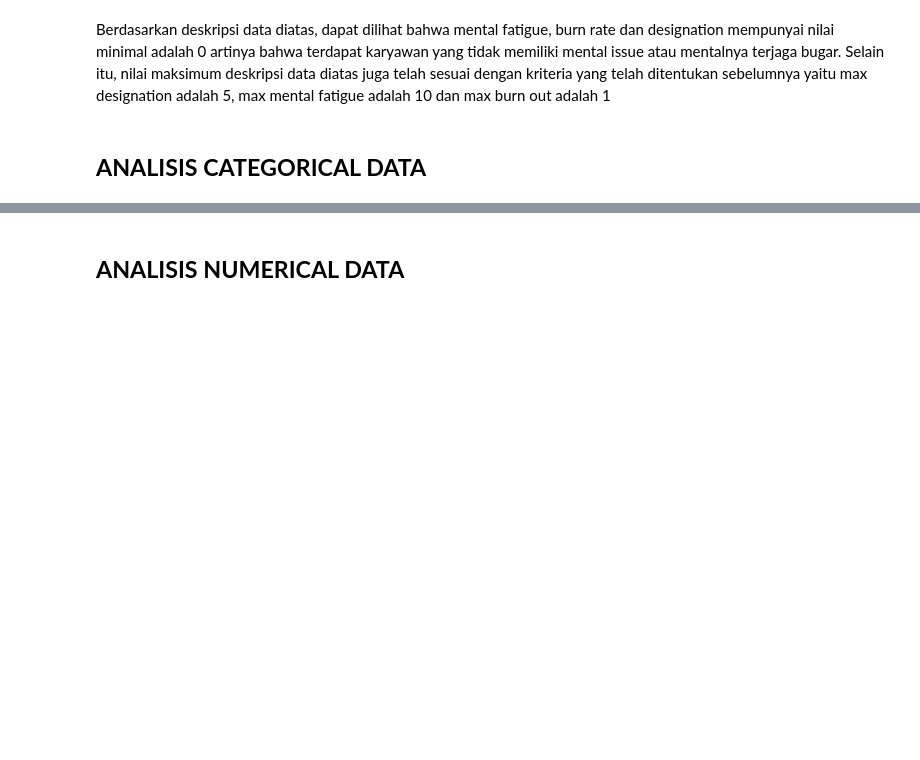
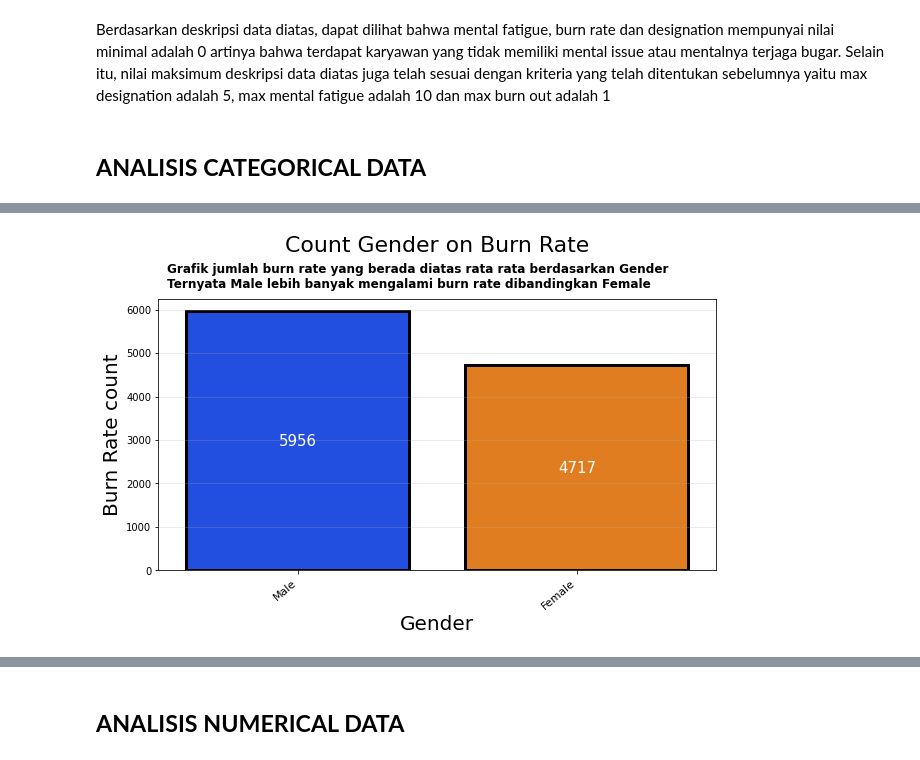
Before and after one commit to fianadew/Explanatory-Data-Analysis, a Jupyter notebook: Mental_Health.ipynb, the cells around one changed output, grey strips where cells are left out. Drawn from its saved outputs; the diff is of its cells as text; code cells hidden in the pictures; blank space fills up the shorter version.

```diff
--- a/Mental_Health.ipynb
+++ b/Mental_Health.ipynb
@@ -256,0 +275,22 @@ Berdasarkan analisis distribusi data violin plot diatas dapat disimpulkan bahwa
+# %%
+def feature_count(feature): #membuat fungsi visualisai
+  global_mean = train_dataset['Burn Rate'].mean()
+  mean = train_dataset[train_dataset['Burn Rate']>global_mean]
+  count_feature = mean.groupby(by=[feature])['Burn Rate'].count().reset_index() #group by rating user
+  top_10 = count_feature[[feature, 'Burn Rate']].sort_values(by=['Burn Rate'], ascending=False).head(10) #menghitung jumlah values berdasarkan rating
+  fig, ax=plt.subplots(figsize=(10,5)) #membuat size plot
+  xmin, xmax = ax.get_xlim()
+  ymin, ymax = ax.get_ylim()
+  ax.grid(axis='y', alpha=0.3)
+  vis = sns.barplot(x=feature, y="Burn Rate", data=top_10, palette="bright",  ec='k', lw=3, dodge=False) #visualisasi bar
+  plt.bar_label(vis.containers[0], label_type='center', color='white', fontsize=15)
+  ax.set_xticklabels(ax.get_xticklabels(), fontsize=11, rotation=40, ha="right") #membuat label
+  ax.set_title('Count ' + feature + ' on Burn Rate',fontsize = 22, y=1.15) #membuat judul plot
+  ax.set_xlabel(feature,fontsize = 20)  #membuat label x
+  ax.set_ylabel('Burn Rate count', fontsize = 20) #membuat label y
+  plt.text(s='Grafik jumlah burn rate yang berada diatas rata rata berdasarkan {}\nTernyata {} lebih banyak mengalami burn rate dibandingkan {}'.format(feature, count_feature.max().values[0], count_feature.min().values[0]),
+           fontsize=12, fontweight='bold', ha='left', x=xmin-0.47,y=count_feature.max().values[1] + 550)
+# %%
+feature_count('Gender') #memanggil fungsi untuk visualisasi dengan parameter name
+# %% [output]
+[figure, added]
```
Also changed, not shown: parts of 106 cells of this notebook.
